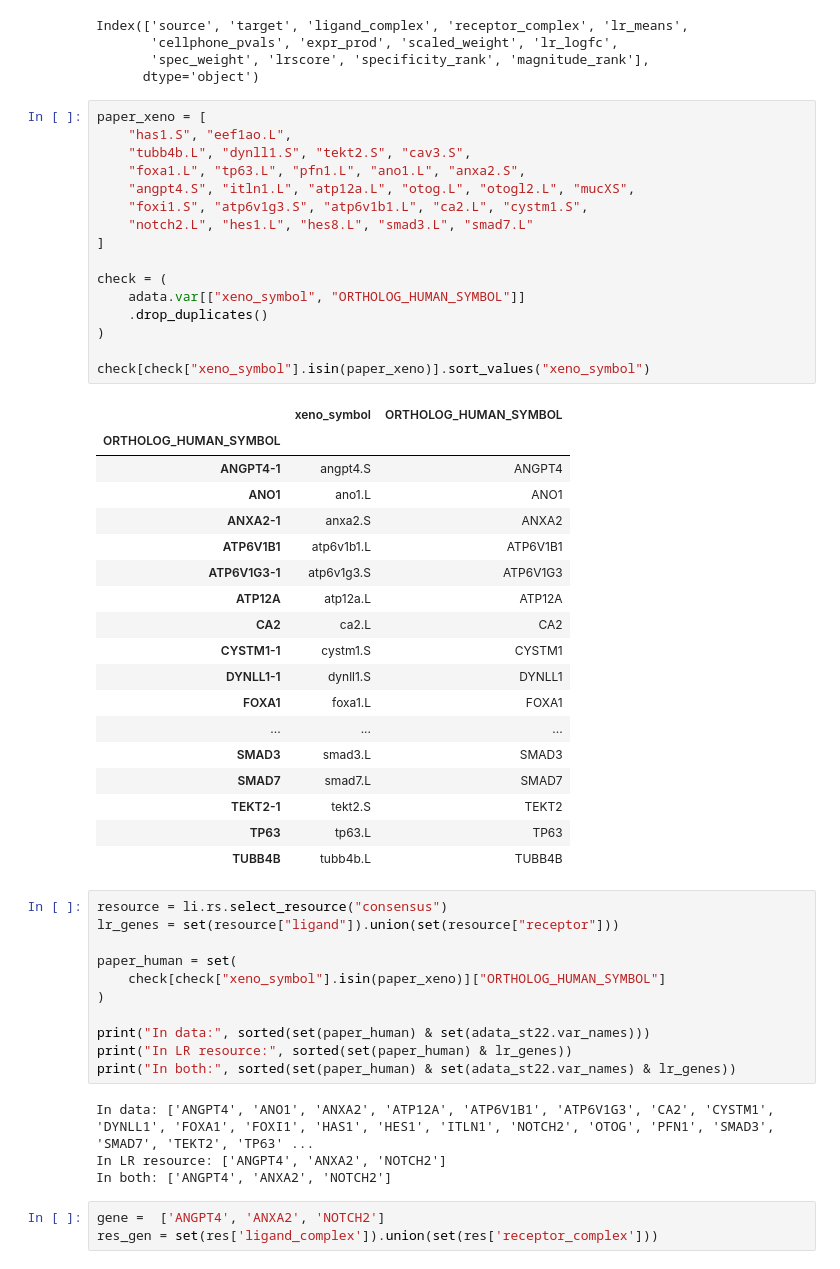
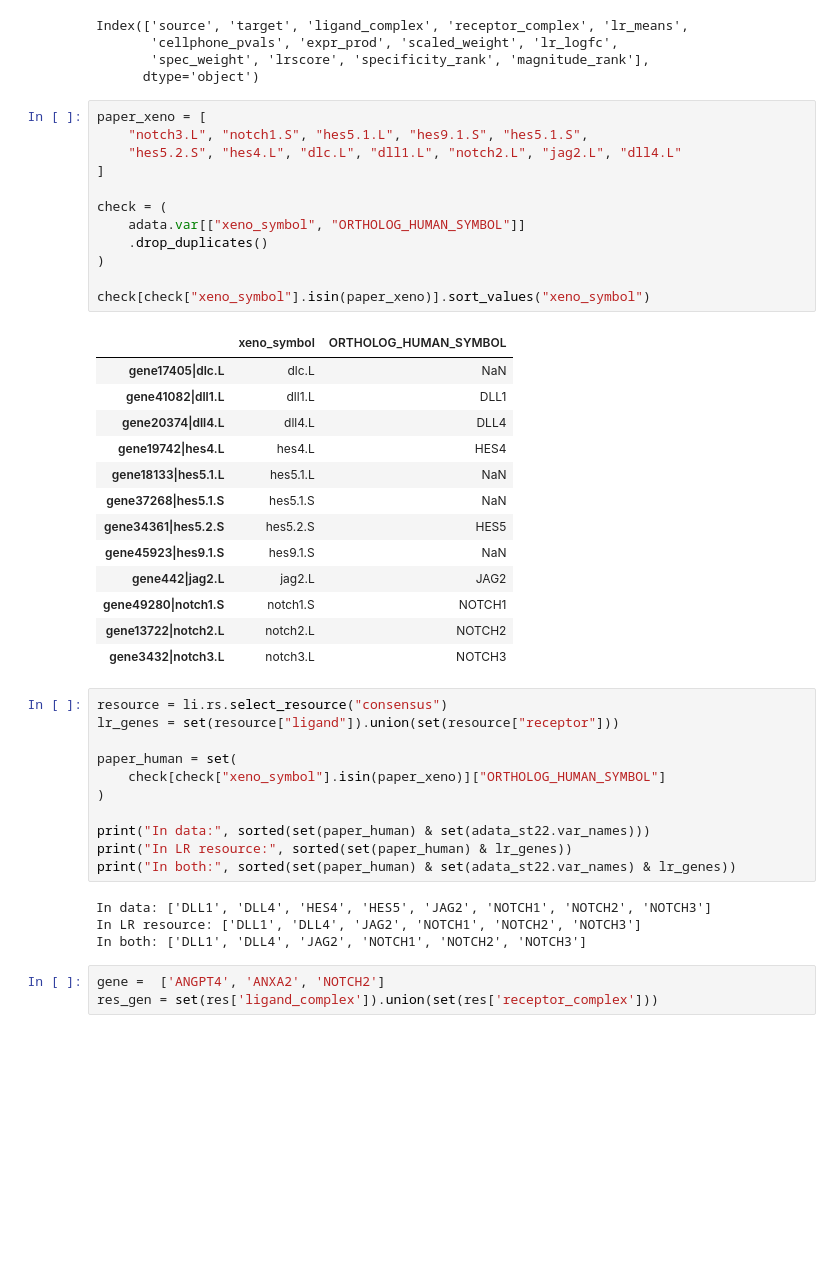
Before and after one commit to Sedzinski-Lab/scRNAdata, a Jupyter notebook: liana.ipynb, the cells around one changed output. Cells and saved outputs as stored; diff of their text form; blank space fills up the shorter version.

```diff
--- a/liana.ipynb
+++ b/liana.ipynb
@@ -122,39 +124,30 @@ Index(['source', 'target', 'ligand_complex', 'receptor_complex', 'lr_means',
       dtype='object')
 # %%
 paper_xeno = [
-    "has1.S", "eef1ao.L",
-    "tubb4b.L", "dynll1.S", "tekt2.S", "cav3.S",
-    "foxa1.L", "tp63.L", "pfn1.L", "ano1.L", "anxa2.S",
-    "angpt4.S", "itln1.L", "atp12a.L", "otog.L", "otogl2.L", "mucXS",
-    "foxi1.S", "atp6v1g3.S", "atp6v1b1.L", "ca2.L", "cystm1.S",
-    "notch2.L", "hes1.L", "hes8.L", "smad3.L", "smad7.L"
+    "notch3.L", "notch1.S", "hes5.1.L", "hes9.1.S", "hes5.1.S",
+    "hes5.2.S", "hes4.L", "dlc.L", "dll1.L", "notch2.L", "jag2.L", "dll4.L"
 ]
 
 check = (
     adata.var[["xeno_symbol", "ORTHOLOG_HUMAN_SYMBOL"]]
     .drop_duplicates()
 )
 
 check[check["xeno_symbol"].isin(paper_xeno)].sort_values("xeno_symbol")
 # %% [output]
 |  | xeno_symbol | ORTHOLOG_HUMAN_SYMBOL |
-| ORTHOLOG_HUMAN_SYMBOL |  |  |
-| ANGPT4-1 | angpt4.S | ANGPT4 |
-| ANO1 | ano1.L | ANO1 |
-| ANXA2-1 | anxa2.S | ANXA2 |
-| ATP6V1B1 | atp6v1b1.L | ATP6V1B1 |
-| ATP6V1G3-1 | atp6v1g3.S | ATP6V1G3 |
-| ATP12A | atp12a.L | ATP12A |
-| CA2 | ca2.L | CA2 |
-| CYSTM1-1 | cystm1.S | CYSTM1 |
-| DYNLL1-1 | dynll1.S | DYNLL1 |
-| FOXA1 | foxa1.L | FOXA1 |
-| ... | ... | ... |
-| SMAD3 | smad3.L | SMAD3 |
-| SMAD7 | smad7.L | SMAD7 |
-| TEKT2-1 | tekt2.S | TEKT2 |
-| TP63 | tp63.L | TP63 |
-| TUBB4B | tubb4b.L | TUBB4B |
+| gene17405|dlc.L | dlc.L | NaN |
+| gene41082|dll1.L | dll1.L | DLL1 |
+| gene20374|dll4.L | dll4.L | DLL4 |
+| gene19742|hes4.L | hes4.L | HES4 |
+| gene18133|hes5.1.L | hes5.1.L | NaN |
+| gene37268|hes5.1.S | hes5.1.S | NaN |
+| gene34361|hes5.2.S | hes5.2.S | HES5 |
+| gene45923|hes9.1.S | hes9.1.S | NaN |
+| gene442|jag2.L | jag2.L | JAG2 |
+| gene49280|notch1.S | notch1.S | NOTCH1 |
+| gene13722|notch2.L | notch2.L | NOTCH2 |
+| gene3432|notch3.L | notch3.L | NOTCH3 |
 # %%
 resource = li.rs.select_resource("consensus")
 lr_genes = set(resource["ligand"]).union(set(resource["receptor"]))
@@ -167,9 +160,9 @@ print("In data:", sorted(set(paper_human) & set(adata_st22.var_names)))
 print("In LR resource:", sorted(set(paper_human) & lr_genes))
 print("In both:", sorted(set(paper_human) & set(adata_st22.var_names) & lr_genes))
 # %% [output]
-In data: ['ANGPT4', 'ANO1', 'ANXA2', 'ATP12A', 'ATP6V1B1', 'ATP6V1G3', 'CA2', 'CYSTM1', 'DYNLL1', 'FOXA1', 'FOXI1', 'HAS1', 'HES1', 'ITLN1', 'NOTCH2', 'OTOG', 'PFN1', 'SMAD3', 'SMAD7', 'TEKT2', 'TP63' ...
-In LR resource: ['ANGPT4', 'ANXA2', 'NOTCH2']
-In both: ['ANGPT4', 'ANXA2', 'NOTCH2']
+In data: ['DLL1', 'DLL4', 'HES4', 'HES5', 'JAG2', 'NOTCH1', 'NOTCH2', 'NOTCH3']
+In LR resource: ['DLL1', 'DLL4', 'JAG2', 'NOTCH1', 'NOTCH2', 'NOTCH3']
+In both: ['DLL1', 'DLL4', 'JAG2', 'NOTCH1', 'NOTCH2', 'NOTCH3']
 # %%
 gene =  ['ANGPT4', 'ANXA2', 'NOTCH2']
 res_gen = set(res['ligand_complex']).union(set(res['receptor_complex']))
```
Also changed, not shown: parts of 7 cells of this notebook.
